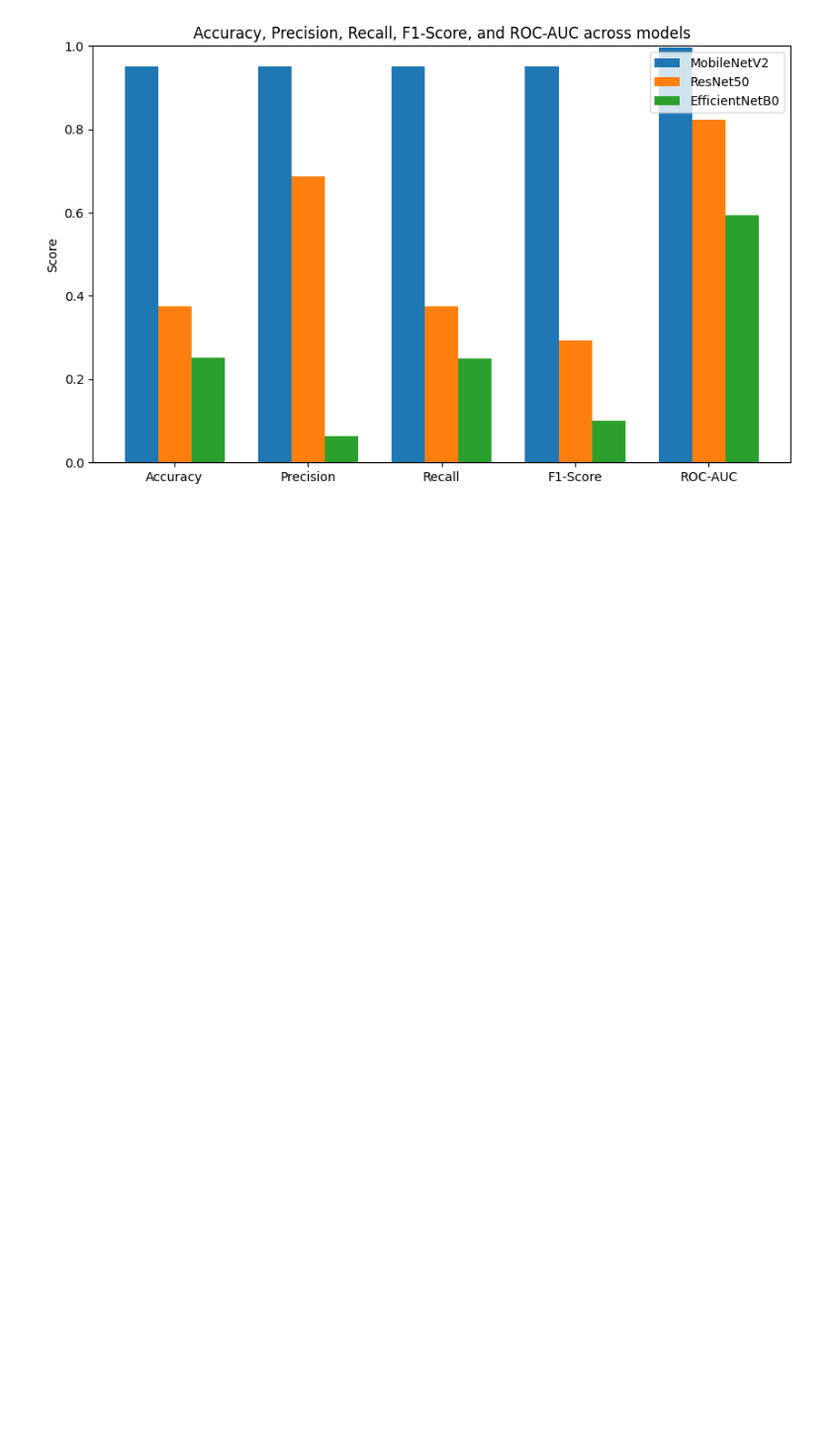
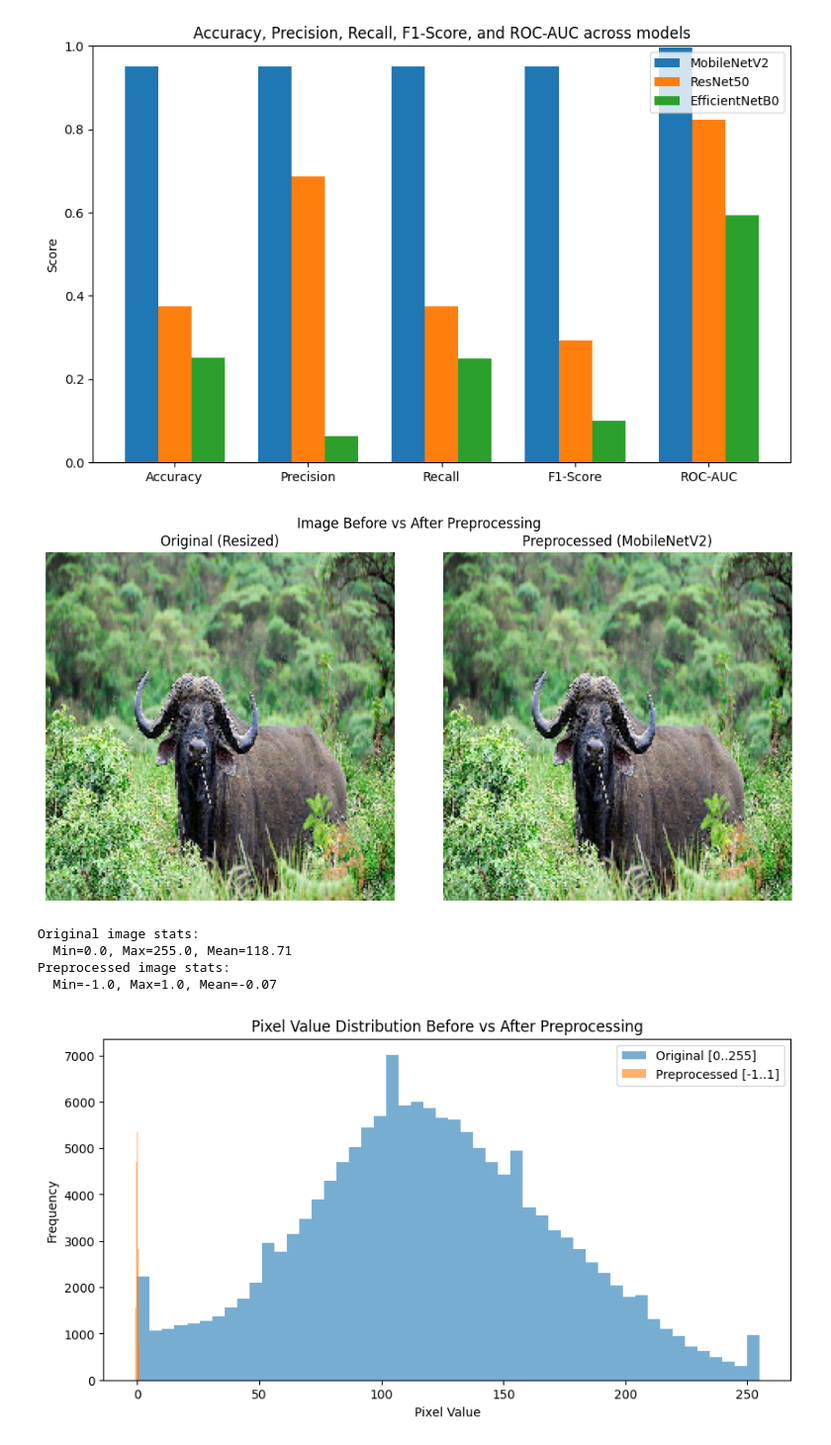
Before and after one commit to JCNEE/E-Commerce-Image-Classification, a Jupyter notebook: notebooks/Comparison.ipynb, the cells around one changed output. Shown at 99% size. Saved outputs shown, nothing was run; the diff lists cells and outputs as text; code cells hidden in the pictures; blank space fills up the shorter version.

Commit message:
Updated Comparison

```diff
--- a/notebooks/Comparison.ipynb
+++ b/notebooks/Comparison.ipynb
@@ -74,3 +74,64 @@ WARNING:tensorflow:5 out of the last 17 calls to <function TensorFlowTrainer.mak
 WARNING:tensorflow:5 out of the last 17 calls to <function TensorFlowTrainer.make_predict_function.<locals>.one_step_on_data_distributed at 0x...> triggered tf.function retracing. Tracing is expensive ...
 8/8 ━━━━━━━━━━━━━━━━━━━━ 3s 292ms/step
 [figure]
+# %%
+# One-image preprocessing demo for MobileNetV2
+import tensorflow as tf
+import matplotlib.pyplot as plt
+import numpy as np
+
+# Inline version of your prepare_data.py function
+def preprocess_image(img_path):
+    img = tf.keras.utils.load_img(img_path, target_size=(224,224))
+    img_array = tf.keras.utils.img_to_array(img)
+    img_array = tf.keras.applications.mobilenet_v2.preprocess_input(img_array)
+    img_array = tf.expand_dims(img_array, axis=0)
+    return img_array
+
+# Pick one image from your dataset
+img_path = "../data/Image_Dataset/1 (1).jpg"   # adjust path if needed
+
+# Original resized image
+original = tf.keras.utils.load_img(img_path, target_size=(224,224))
+original_array = tf.keras.utils.img_to_array(original)
+
+# Preprocessed (convert to numpy for stats)
+preprocessed = preprocess_image(img_path)[0].numpy()
+
+# --- Side-by-side image comparison ---
+fig, axes = plt.subplots(1, 2, figsize=(10,5))
+axes[0].imshow(original_array.astype("uint8"))
+axes[0].set_title("Original (Resized)")
+axes[0].axis("off")
+
+axes[1].imshow((preprocessed + 1) / 2)  # rescale back to [0,1] for display
+axes[1].set_title("Preprocessed (MobileNetV2)")
+axes[1].axis("off")
+
+plt.suptitle("Image Before vs After Preprocessing")
+plt.tight_layout()
+plt.show()
+
+# --- Pixel statistics ---
+print("Original image stats:")
+print(f"  Min={original_array.min()}, Max={original_array.max()}, Mean={original_array.mean():.2f}")
+
+print("Preprocessed image stats:")
+print(f"  Min={preprocessed.min()}, Max={preprocessed.max()}, Mean={preprocessed.mean():.2f}")
+
+# --- Histogram comparison ---
+plt.figure(figsize=(10,5))
+plt.hist(original_array.flatten(), bins=50, alpha=0.6, label="Original [0..255]")
+plt.hist(preprocessed.flatten(), bins=50, alpha=0.6, label="Preprocessed [-1..1]")
+plt.legend()
+plt.title("Pixel Value Distribution Before vs After Preprocessing")
+plt.xlabel("Pixel Value")
+plt.ylabel("Frequency")
+plt.show()
+# %% [output]
+[figure, added]
+Original image stats:
+  Min=0.0, Max=255.0, Mean=118.71
+Preprocessed image stats:
+  Min=-1.0, Max=1.0, Mean=-0.07
+[figure, added]
```
Also changed, not shown: 2 other files.
